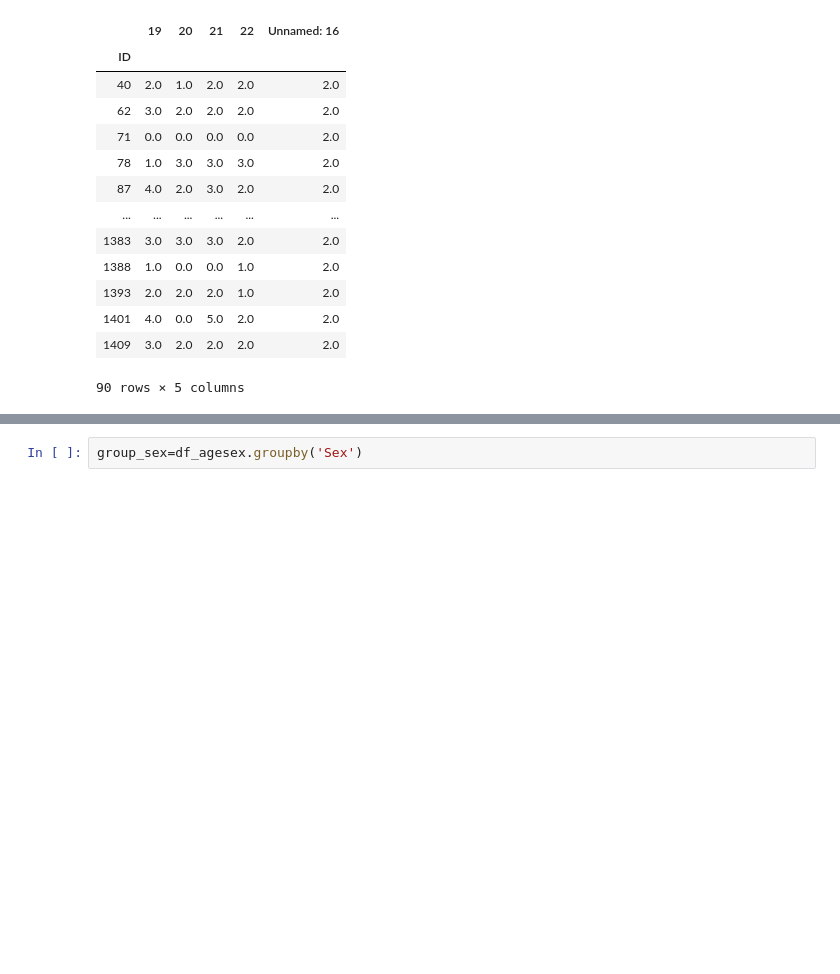
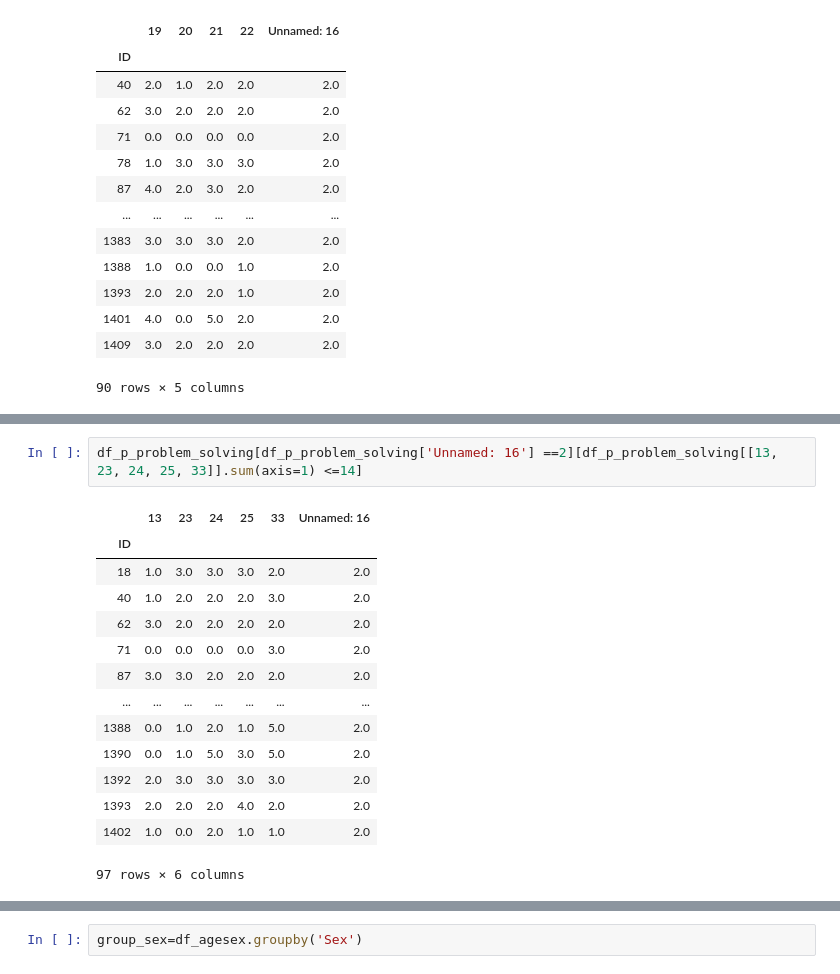
Before and after one commit to josephshanks/JapanEarthquake2011, a Jupyter notebook: S1.ipynb, the cells around one changed output, grey strips where cells are left out. Saved outputs shown, nothing was run; the diff lists cells and outputs as text; blank space fills up the shorter version.

```diff
--- a/S1.ipynb
+++ b/S1.ipynb
@@ -304,0 +358,17 @@ df_p_emotional_regulation[df_p_emotional_regulation['Unnamed: 16'] ==2][df_p_emo
+# %%
+df_p_problem_solving[df_p_problem_solving['Unnamed: 16'] ==2][df_p_problem_solving[[13, 23, 24, 25, 33]].sum(axis=1) <=14]
+# %% [output]
+|  | 13 | 23 | 24 | 25 | 33 | Unnamed: 16 |
+| ID |  |  |  |  |  |  |
+| 18 | 1.0 | 3.0 | 3.0 | 3.0 | 2.0 | 2.0 |
+| 40 | 1.0 | 2.0 | 2.0 | 2.0 | 3.0 | 2.0 |
+| 62 | 3.0 | 2.0 | 2.0 | 2.0 | 2.0 | 2.0 |
+| 71 | 0.0 | 0.0 | 0.0 | 0.0 | 3.0 | 2.0 |
+| 87 | 3.0 | 3.0 | 2.0 | 2.0 | 2.0 | 2.0 |
+| ... | ... | ... | ... | ... | ... | ... |
+| 1388 | 0.0 | 1.0 | 2.0 | 1.0 | 5.0 | 2.0 |
+| 1390 | 0.0 | 1.0 | 5.0 | 3.0 | 5.0 | 2.0 |
+| 1392 | 2.0 | 3.0 | 3.0 | 3.0 | 3.0 | 2.0 |
+| 1393 | 2.0 | 2.0 | 2.0 | 4.0 | 2.0 | 2.0 |
+| 1402 | 1.0 | 0.0 | 2.0 | 1.0 | 1.0 | 2.0 |
+97 rows × 6 columns
```
Also changed, not shown: parts of 19 cells of this notebook.
